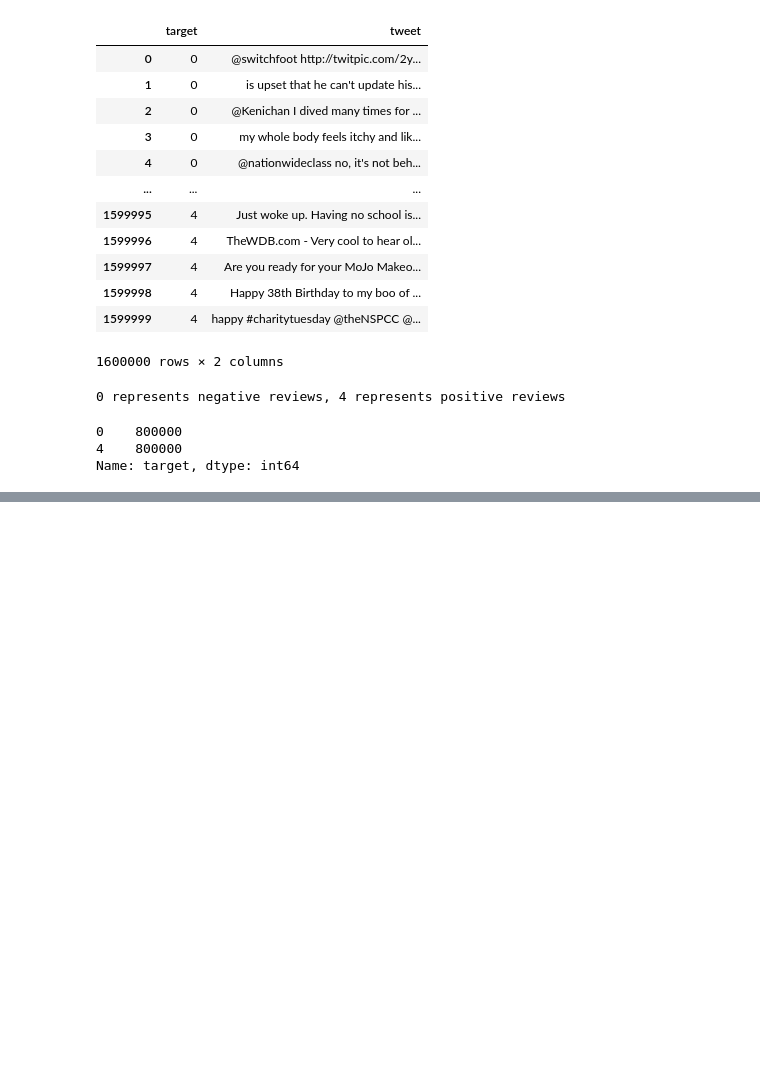
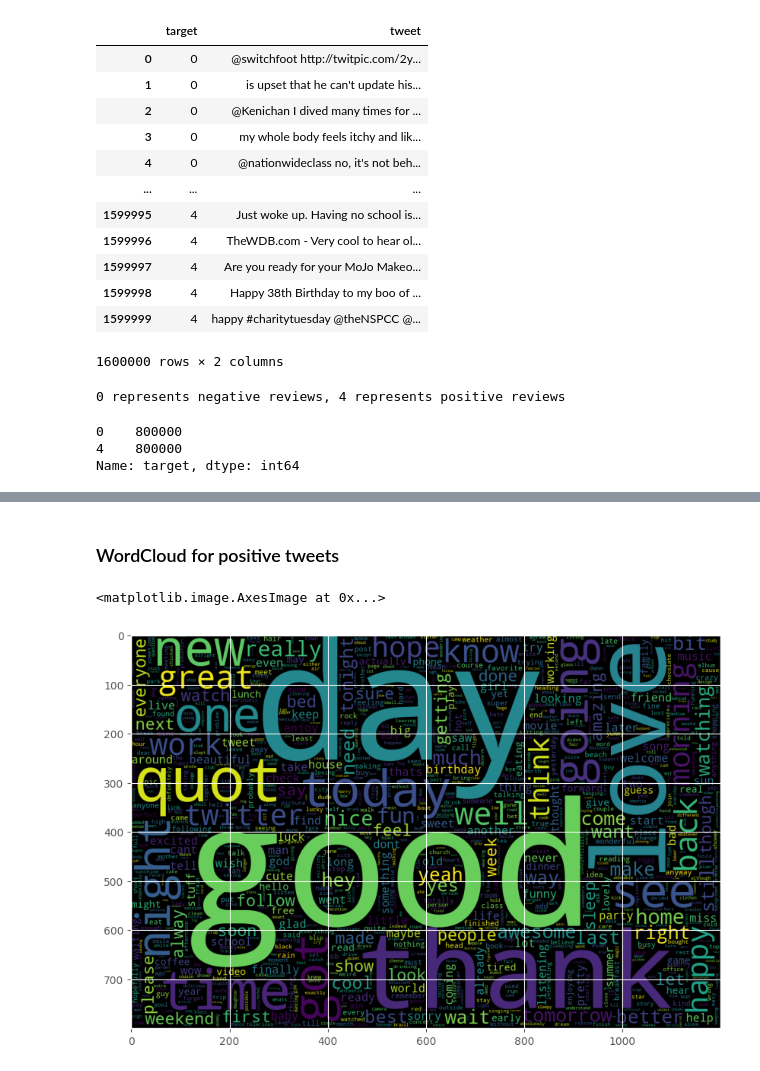
Before and after one commit to katrinmisel/sentiment_analysis, a Jupyter notebook: notebook_1.ipynb, the cells around one changed output, grey strips where cells are left out. Saved outputs shown, nothing was run; the diff lists cells and outputs as text; code cells hidden in the pictures; blank space fills up the shorter version.

```diff
--- a/notebook_1.ipynb
+++ b/notebook_1.ipynb
@@ -49,5 +81,5 @@ Name: target, dtype: int64
 sample_df = pd.DataFrame()
 
 for target in [0,4]:
-    target_df = data[data["target"] == target].sample(1000, random_state=42)
+    target_df = data[data["target"] == target].sample(50000, random_state=42)
     sample_df = sample_df.append(target_df, ignore_index=True)
@@ -69,0 +86,14 @@ sample_df
+# %%
+sample_df["clean_tweet"] = sample_df["tweet"].apply(lambda row : text_cleaner(row)).apply(lambda x : " ".join(x))
+# %% [markdown]
+### WordCloud for positive tweets
+# %%
+positive_tweets = sample_df[sample_df["target"]==4]["clean_tweet"]
+
+plt.figure(figsize=(10,8))
+wordcloud = WordCloud(max_words=1000, width=1200, height=800,
+                        collocations=False).generate(" ".join(positive_tweets))
+plt.imshow(wordcloud)
+# %% [output]
+<matplotlib.image.AxesImage at 0x...>
+[figure, added]
```
Also changed, not shown: parts of 51 cells of this notebook, 3 other files.
